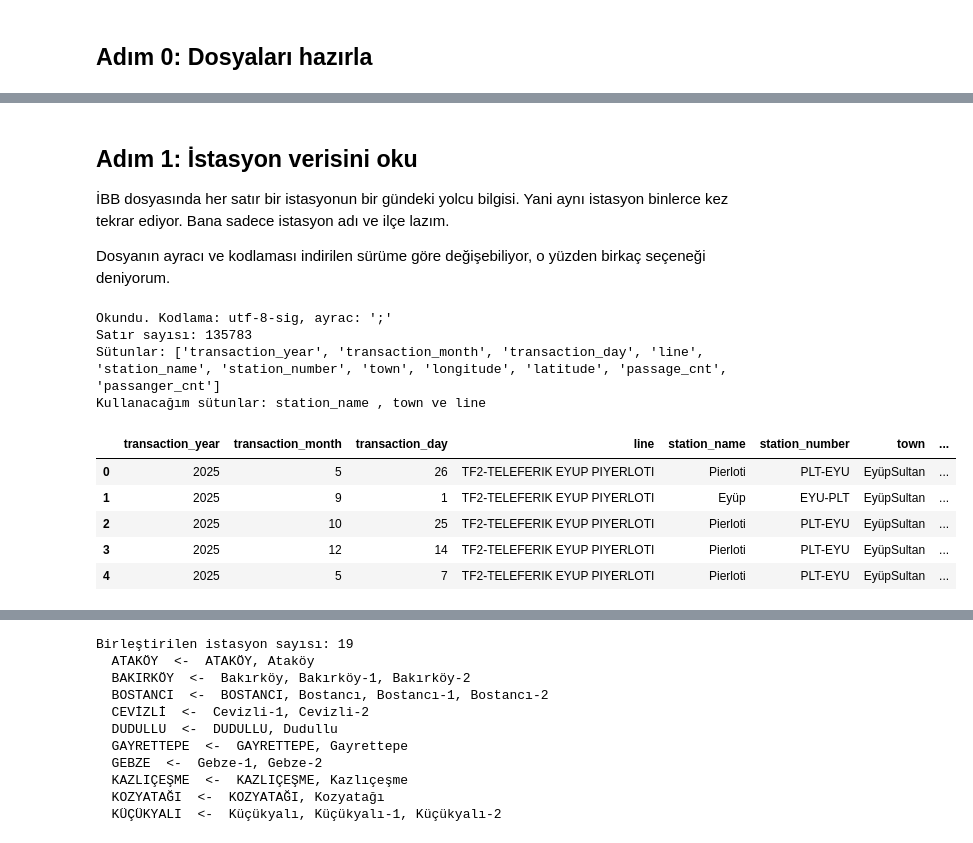
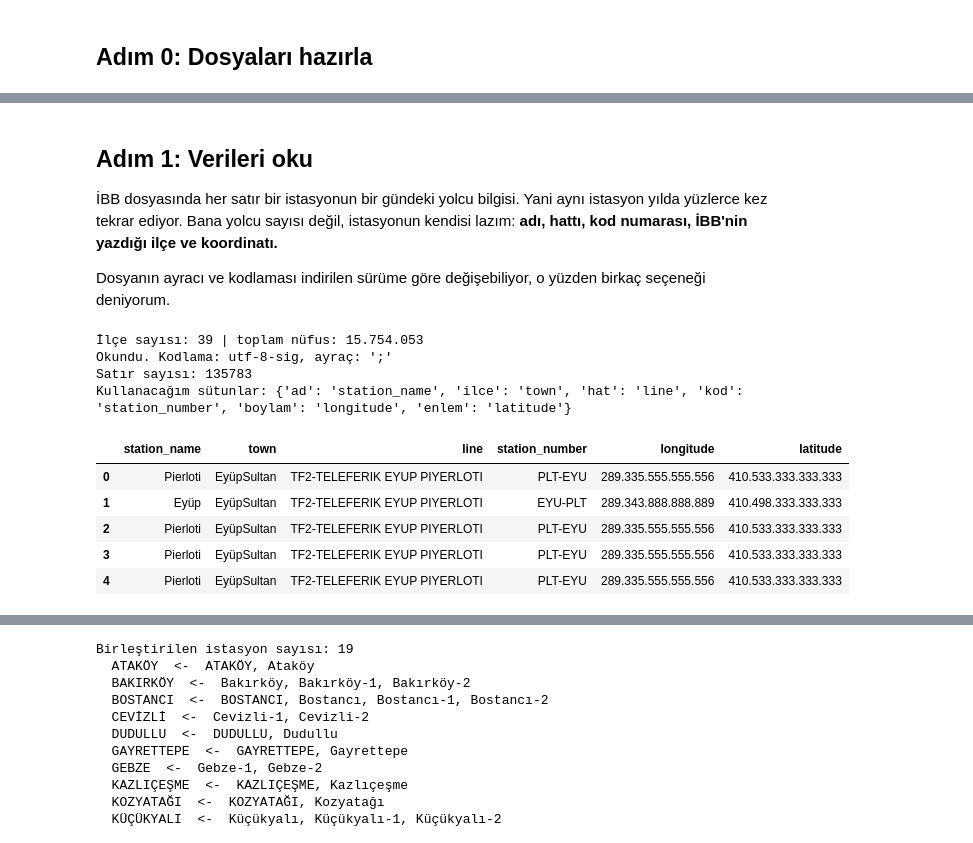
Before and after one commit to yunusyegen/istanbul-rayli-sistem-erisim, a Jupyter notebook: analiz/analiz.ipynb, the cells around one changed output, grey strips where cells are left out. Cells and saved outputs as stored; diff of their text form; code cells hidden in the pictures.

```diff
--- a/analiz/analiz.ipynb
+++ b/analiz/analiz.ipynb
@@ -49,60 +122,84 @@ Nüfus dosyası: ../veri/ilce_nufus.csv
 # %%
 import re
+import math
+import json
 import numpy as np
 import pandas as pd
+import shapely
 import matplotlib.pyplot as plt
 from matplotlib.patches import Patch
 from scipy import stats
+from shapely.geometry import shape, Point
 
-pd.set_option("display.max_rows", 50)
+pd.set_option("display.max_rows", 60)
+pd.set_option("display.width", 140)
+
+os.makedirs(KOK + "/veri/islenmis", exist_ok=True)
+os.makedirs(KOK + "/rapor/sekiller", exist_ok=True)
 # %% [markdown]
-## Adım 1: İstasyon verisini oku
+## Adım 1: Verileri oku
 
-İBB dosyasında her satır bir istasyonun bir gündeki yolcu bilgisi. Yani aynı istasyon binlerce kez tekrar ediyor. Bana sadece istasyon adı ve ilçe lazım.
+İBB dosyasında her satır bir istasyonun bir gündeki yolcu bilgisi. Yani aynı istasyon yılda yüzlerce kez tekrar ediyor. Bana yolcu sayısı değil, istasyonun kendisi lazım: **adı, hattı, kod numarası, İBB'nin yazdığı ilçe ve koordinatı.**
 
 Dosyanın ayracı ve kodlaması indirilen sürüme göre değişebiliyor, o yüzden birkaç seçeneği deniyorum.
 # %%
+def ilce_anahtari(ad):
+    """İlçe adlarını karşılaştırmak için sadeleştirir: 'EyüpSultan' -> 'eyupsultan'."""
+    donusum = str.maketrans("İIıŞşĞğÜüÖöÇç", "iiissgguuoocc")
+    return str(ad).strip().translate(donusum).lower().replace(" ", "")
+
+
 def dosya_oku(yol):
-    """CSV dosyasini okur. Ayrac ve kodlama degisebildigi icin birkac secenek dener."""
+    """CSV dosyasını okur. Ayraç ve kodlama değişebildiği için birkaç seçenek dener."""
     for kodlama in ["utf-8-sig", "cp1254", "iso-8859-9"]:
         for ayrac in [";", ","]:
             try:
-                tablo = pd.read_csv(yol, sep=ayrac, encoding=kodlama, low_memory=False)
+                tablo = pd.read_csv(yol, sep=ayrac, encoding=kodlama, dtype=str, low_memory=False)
             except Exception:
                 continue
             if tablo.shape[1] > 1:
-                print(f"Okundu. Kodlama: {kodlama}, ayrac: '{ayrac}'")
+                print(f"Okundu. Kodlama: {kodlama}, ayraç: '{ayrac}'")
                 return tablo
-    raise ValueError("Dosya okunamadi. Ayraci ve kodlamayi kontrol edin.")
+    raise ValueError("Dosya okunamadı. Ayracı ve kodlamayı kontrol edin.")
 
 
 def sutun_bul(tablo, adaylar):
-    """Sutun adlari dosyadan dosyaya degisiyor (STATION_NAME, station_name gibi)."""
+    """Sütun adları dosyadan dosyaya değişiyor (STATION_NAME, station_name gibi)."""
     for sutun in tablo.columns:
         if str(sutun).strip().lower() in adaylar:
             return sutun
-    raise KeyError(f"Su sutunlardan biri bulunamadi: {adaylar}")
+    raise KeyError(f"Şu sütunlardan biri bulunamadı: {adaylar}")
 
 
+# TÜİK nüfus tablosu
+nufus = pd.read_csv(NUFUS_DOSYASI)
+if nufus["nufus"].isna().any():
+    raise ValueError("Nüfusu girilmemiş ilçeler var: " + ", ".join(nufus.loc[nufus["nufus"].isna(), "ilce"]))
+ILCE_ADI = {ilce_anahtari(a): a for a in nufus["ilce"]}       # 'eyupsultan' -> 'Eyüpsultan'
+print("İlçe sayısı:", len(nufus), "| toplam nüfus:", f"{nufus['nufus'].sum():,}".replace(",", "."))
+
+# İBB istasyon verisi
 istasyon_ham = dosya_oku(ISTASYON_DOSYASI)
 print("Satır sayısı:", len(istasyon_ham))
-print("Sütunlar:", list(istasyon_ham.columns))
-
-SUTUN_ISTASYON = sutun_bul(istasyon_ham, {"station_name", "istasyon_adi", "istasyon", "durak_adi"})
-SUTUN_ILCE = sutun_bul(istasyon_ham, {"town", "ilce", "ilçe", "district"})
-SUTUN_HAT = sutun_bul(istasyon_ham, {"line", "hat", "hat_adi", "line_name"})
-print("Kullanacağım sütunlar:", SUTUN_ISTASYON, ",", SUTUN_ILCE, "ve", SUTUN_HAT)
-
-istasyon_ham.head()
+SUTUN = {
+    "ad": sutun_bul(istasyon_ham, {"station_name", "istasyon_adi", "istasyon", "durak_adi"}),
+    "ilce": sutun_bul(istasyon_ham, {"town", "ilce", "ilçe", "district"}),
+    "hat": sutun_bul(istasyon_ham, {"line", "hat", "hat_adi", "line_name"}),
+    "kod": sutun_bul(istasyon_ham, {"station_number", "istasyon_no", "istasyon_kodu"}),
+    "boylam": sutun_bul(istasyon_ham, {"longitude", "boylam", "lon"}),
+    "enlem": sutun_bul(istasyon_ham, {"latitude", "enlem", "lat"}),
+}
+print("Kullanacağım sütunlar:", SUTUN)
+istasyon_ham[list(SUTUN.values())].head()
 # %% [output]
-Okundu. Kodlama: utf-8-sig, ayrac: ';'
+İlçe sayısı: 39 | toplam nüfus: 15.754.053
+Okundu. Kodlama: utf-8-sig, ayraç: ';'
 Satır sayısı: 135783
-Sütunlar: ['transaction_year', 'transaction_month', 'transaction_day', 'line', 'station_name', 'station_number', 'town', 'longitude', 'latitude', 'passage_cnt', 'passanger_cnt']
-Kullanacağım sütunlar: station_name , town ve line
+Kullanacağım sütunlar: {'ad': 'station_name', 'ilce': 'town', 'hat': 'line', 'kod': 'station_number', 'boylam': 'longitude', 'enlem': 'latitude'}
-|  | transaction_year | transaction_month | transaction_day | line | station_name | station_number | town | ... |
-| 0 | 2025 | 5 | 26 | TF2-TELEFERIK EYUP PIYERLOTI | Pierloti | PLT-EYU | EyüpSultan | ... |
-| 1 | 2025 | 9 | 1 | TF2-TELEFERIK EYUP PIYERLOTI | Eyüp | EYU-PLT | EyüpSultan | ... |
-| 2 | 2025 | 10 | 25 | TF2-TELEFERIK EYUP PIYERLOTI | Pierloti | PLT-EYU | EyüpSultan | ... |
-| 3 | 2025 | 12 | 14 | TF2-TELEFERIK EYUP PIYERLOTI | Pierloti | PLT-EYU | EyüpSultan | ... |
-| 4 | 2025 | 5 | 7 | TF2-TELEFERIK EYUP PIYERLOTI | Pierloti | PLT-EYU | EyüpSultan | ... |
+|  | station_name | town | line | station_number | longitude | latitude |
+| 0 | Pierloti | EyüpSultan | TF2-TELEFERIK EYUP PIYERLOTI | PLT-EYU | 289.335.555.555.556 | 410.533.333.333.333 |
+| 1 | Eyüp | EyüpSultan | TF2-TELEFERIK EYUP PIYERLOTI | EYU-PLT | 289.343.888.888.889 | 410.498.333.333.333 |
+| 2 | Pierloti | EyüpSultan | TF2-TELEFERIK EYUP PIYERLOTI | PLT-EYU | 289.335.555.555.556 | 410.533.333.333.333 |
+| 3 | Pierloti | EyüpSultan | TF2-TELEFERIK EYUP PIYERLOTI | PLT-EYU | 289.335.555.555.556 | 410.533.333.333.333 |
+| 4 | Pierloti | EyüpSultan | TF2-TELEFERIK EYUP PIYERLOTI | PLT-EYU | 289.335.555.555.556 | 410.533.333.333.333 |
 # %% [markdown]
```
Also changed, not shown: parts of 32 cells of this notebook, 7 other files.
